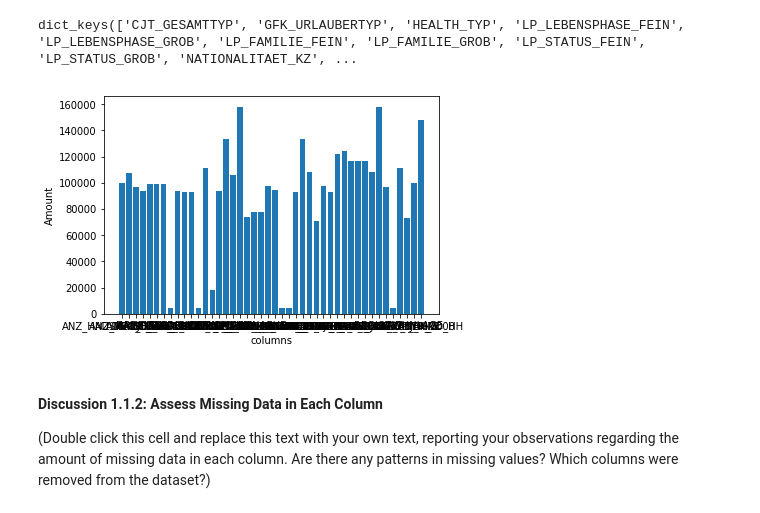
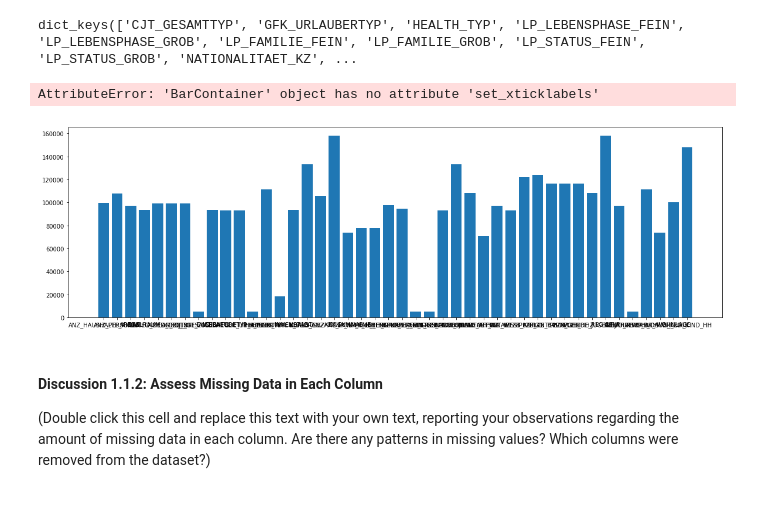
Before and after one commit to greulist137/Data-Science---Customer-Segments, a Jupyter notebook: Identify_Customer_Segments.ipynb, the cells around one changed output. Saved outputs shown, nothing was run; the diff lists cells and outputs as text; code cells hidden in the pictures.

```diff
--- a/Identify_Customer_Segments.ipynb
+++ b/Identify_Customer_Segments.ipynb
@@ -164,14 +165,17 @@ dict_keys(['CJT_GESAMTTYP', 'GFK_URLAUBERTYP', 'HEALTH_TYP', 'LP_LEBENSPHASE_FEI
 # %%
 #Re-plot graph to ensure that the columns are now removed
 '''Try this to change the size of the plot
 https://stackoverflow.com/questions/42528921/how-to-prevent-overlapping-x-axis-labels-in-sns-countplot
 '''
+plt.figure(figsize=(20,6))
 plt.bar(revised_column_dict.keys(), revised_column_dict.values())
+
 plt.xlabel('columns')
 plt.ylabel('Amount')
 plt.show()
 # %% [output]
+AttributeError: 'BarContainer' object has no attribute 'set_xticklabels'
-[figure, old version]
+[figure, new version]
 # %% [markdown]
 #### Discussion 1.1.2: Assess Missing Data in Each Column
 
```
Also changed, not shown: parts of 5 cells of this notebook.
